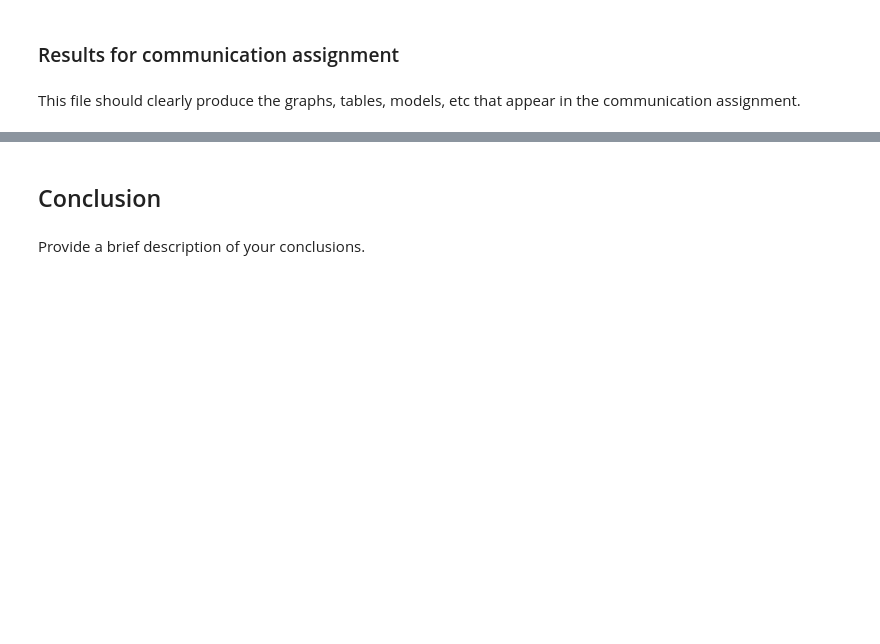
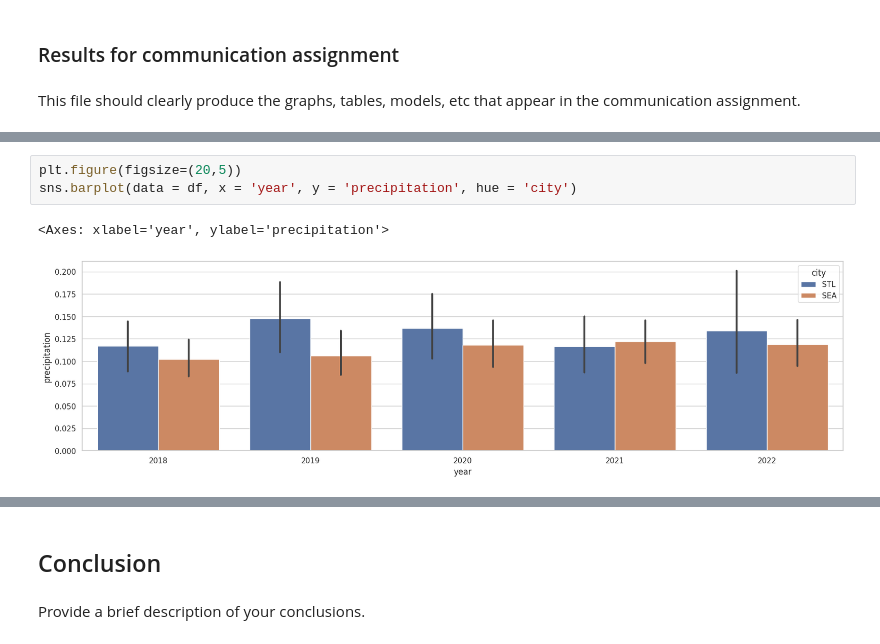
Before and after one commit to hopecrosier/Seattle-Weather, a Jupyter notebook: Notebooks/Data_Analysis.ipynb, the cells around one changed output, grey strips where cells are left out. Cells and saved outputs as stored; diff of their text form; blank space fills up the shorter version.

```diff
--- a/Notebooks/Data_Analysis.ipynb
+++ b/Notebooks/Data_Analysis.ipynb
@@ -201,0 +242,6 @@ This file should clearly produce the graphs, tables, models, etc that appear in
+# %%
+plt.figure(figsize=(20,5))
+sns.barplot(data = df, x = 'year', y = 'precipitation', hue = 'city')
+# %% [output]
+<Axes: xlabel='year', ylabel='precipitation'>
+[figure, added]
```
Also changed, not shown: parts of 14 cells of this notebook.
